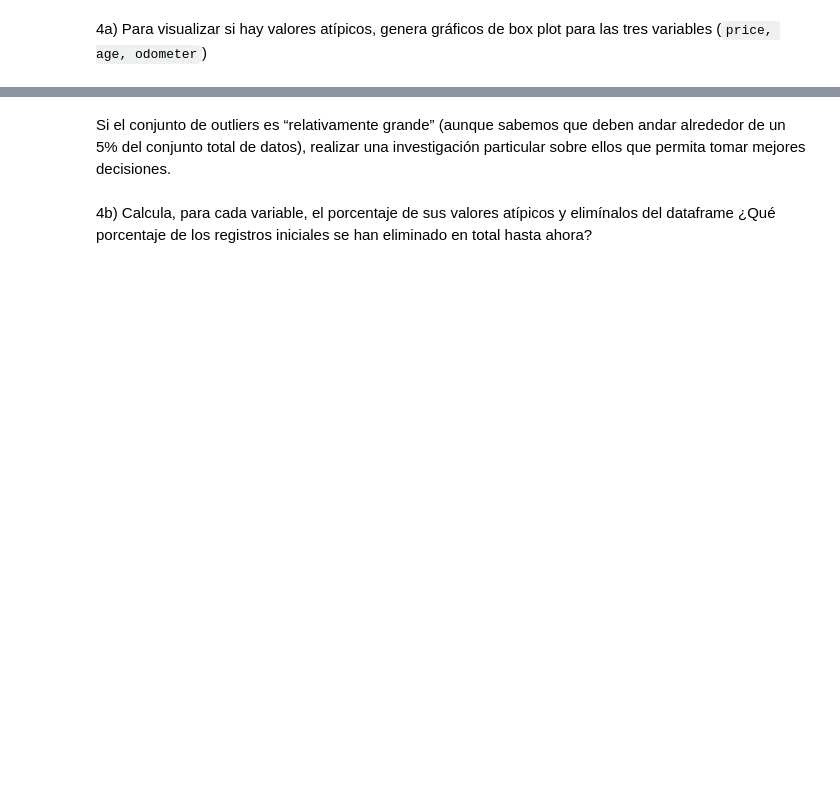
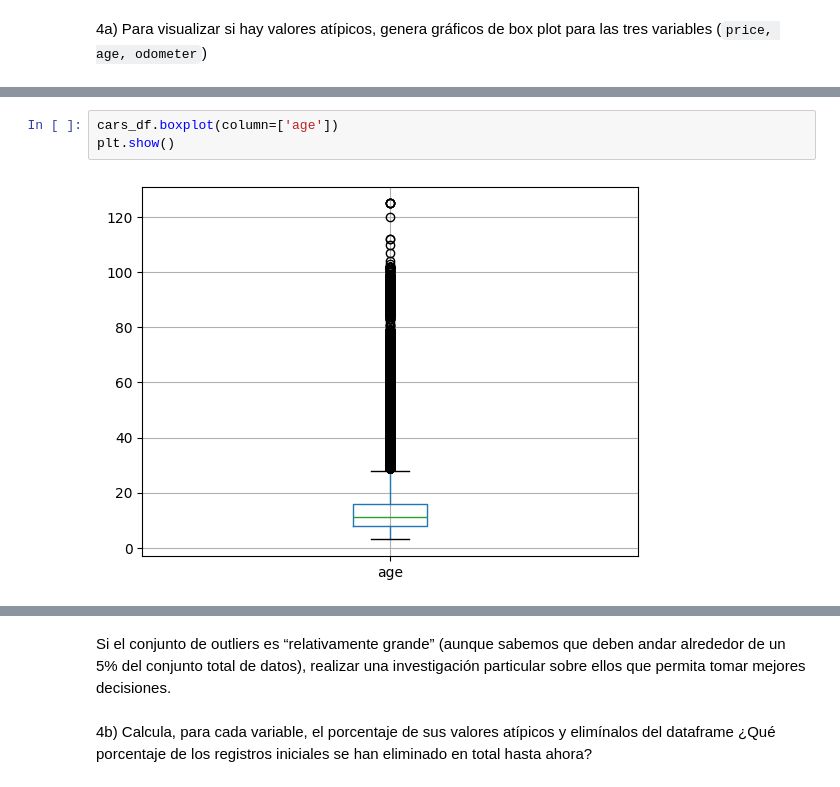
Before and after one commit to CarlosRochaCx/MNA, a Jupyter notebook: Actividad6FE.ipynb, the cells around one changed output, grey strips where cells are left out. Cells and saved outputs as stored; diff of their text form; blank space fills up the shorter version.

```diff
--- a/Actividad6FE.ipynb
+++ b/Actividad6FE.ipynb
@@ -101,0 +295,5 @@ https://medium.com/analytics-vidhya/how-to-deal-with-missing-values-in-data-set-
+# %%
+cars_df.boxplot(column=['age'])
+plt.show()
+# %% [output]
+[figure, added]
```
Also changed, not shown: parts of 33 cells of this notebook.
